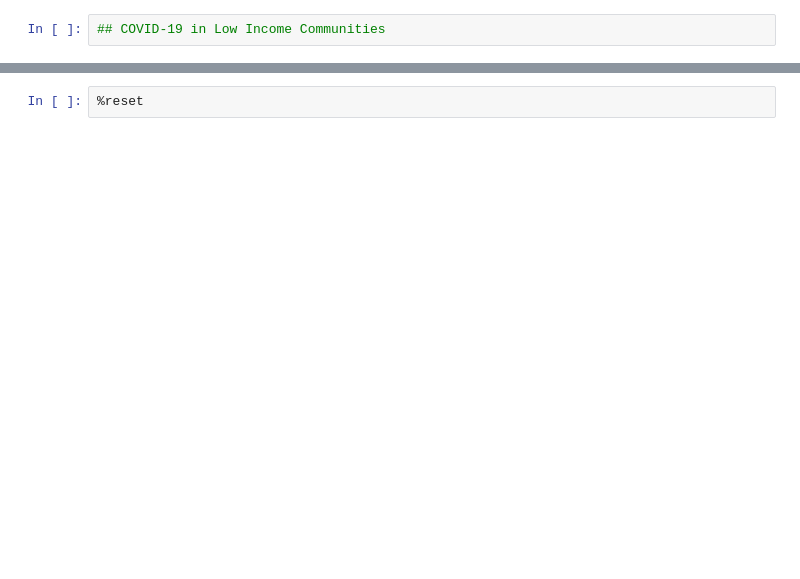
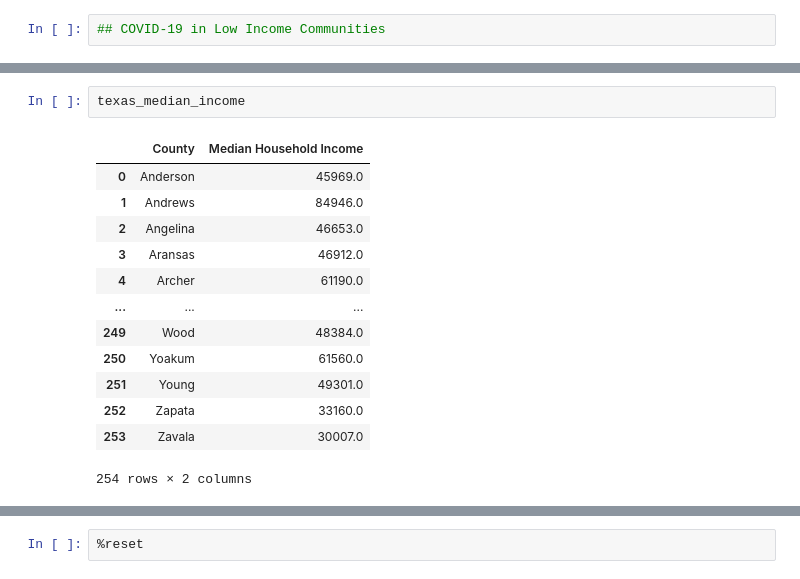
Before and after one commit to inkosi-codes/Covid-19-and-Low-Income-Communities, a Jupyter notebook: src/Covid_and_low_income_communities.ipynb, the cells around one changed output, grey strips where cells are left out. Cells and saved outputs as stored; diff of their text form; blank space fills up the shorter version.

```diff
--- a/src/Covid_and_low_income_communities.ipynb
+++ b/src/Covid_and_low_income_communities.ipynb
@@ -322,0 +410,16 @@ ValueError: shape mismatch: objects cannot be broadcast to a single shape
+# %%
+texas_median_income
+# %% [output]
+|  | County | Median Household Income |
+| 0 | Anderson | 45969.0 |
+| 1 | Andrews | 84946.0 |
+| 2 | Angelina | 46653.0 |
+| 3 | Aransas | 46912.0 |
+| 4 | Archer | 61190.0 |
+| ... | ... | ... |
+| 249 | Wood | 48384.0 |
+| 250 | Yoakum | 61560.0 |
+| 251 | Young | 49301.0 |
+| 252 | Zapata | 33160.0 |
+| 253 | Zavala | 30007.0 |
+254 rows × 2 columns
```
Also changed, not shown: parts of 9 cells of this notebook.
